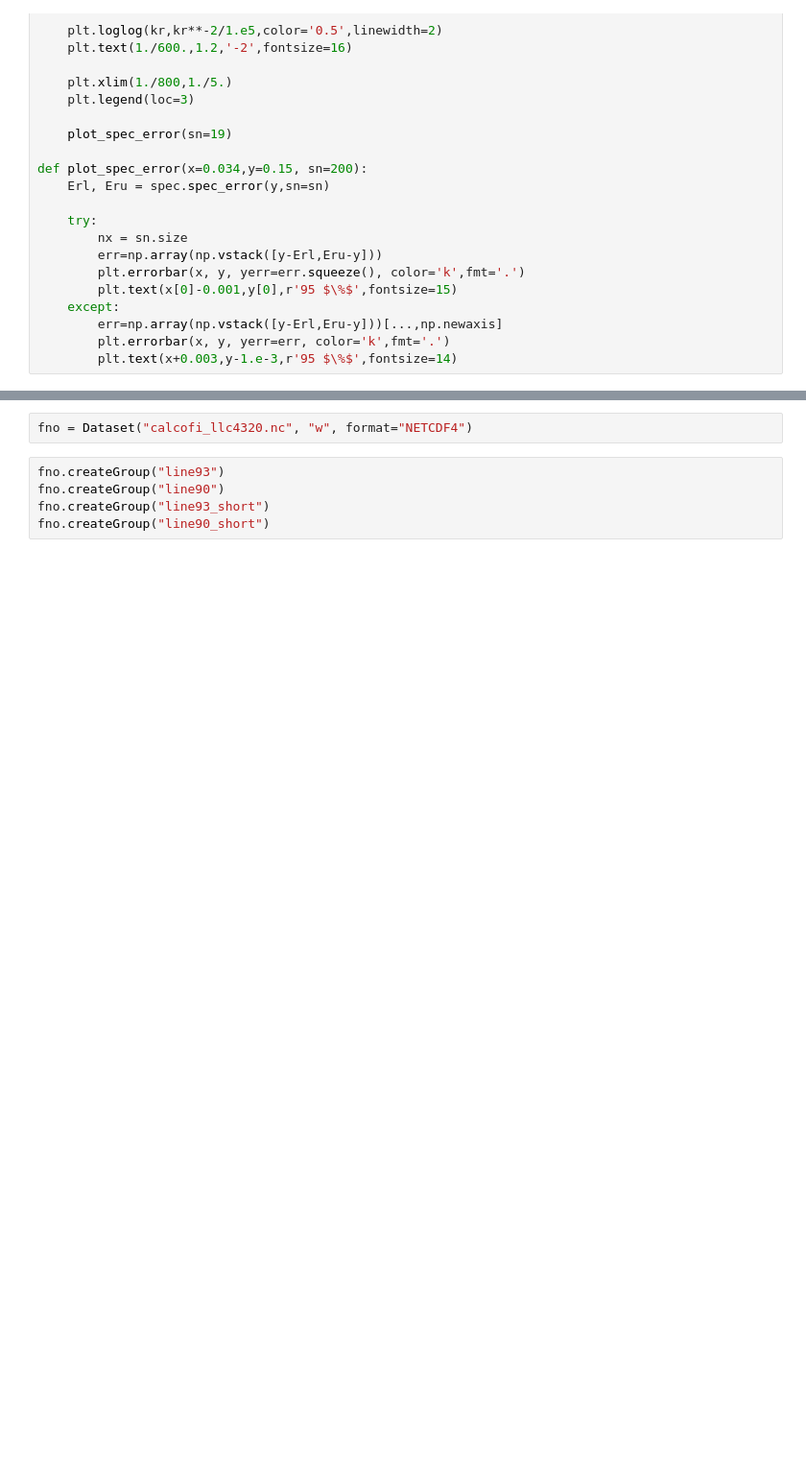
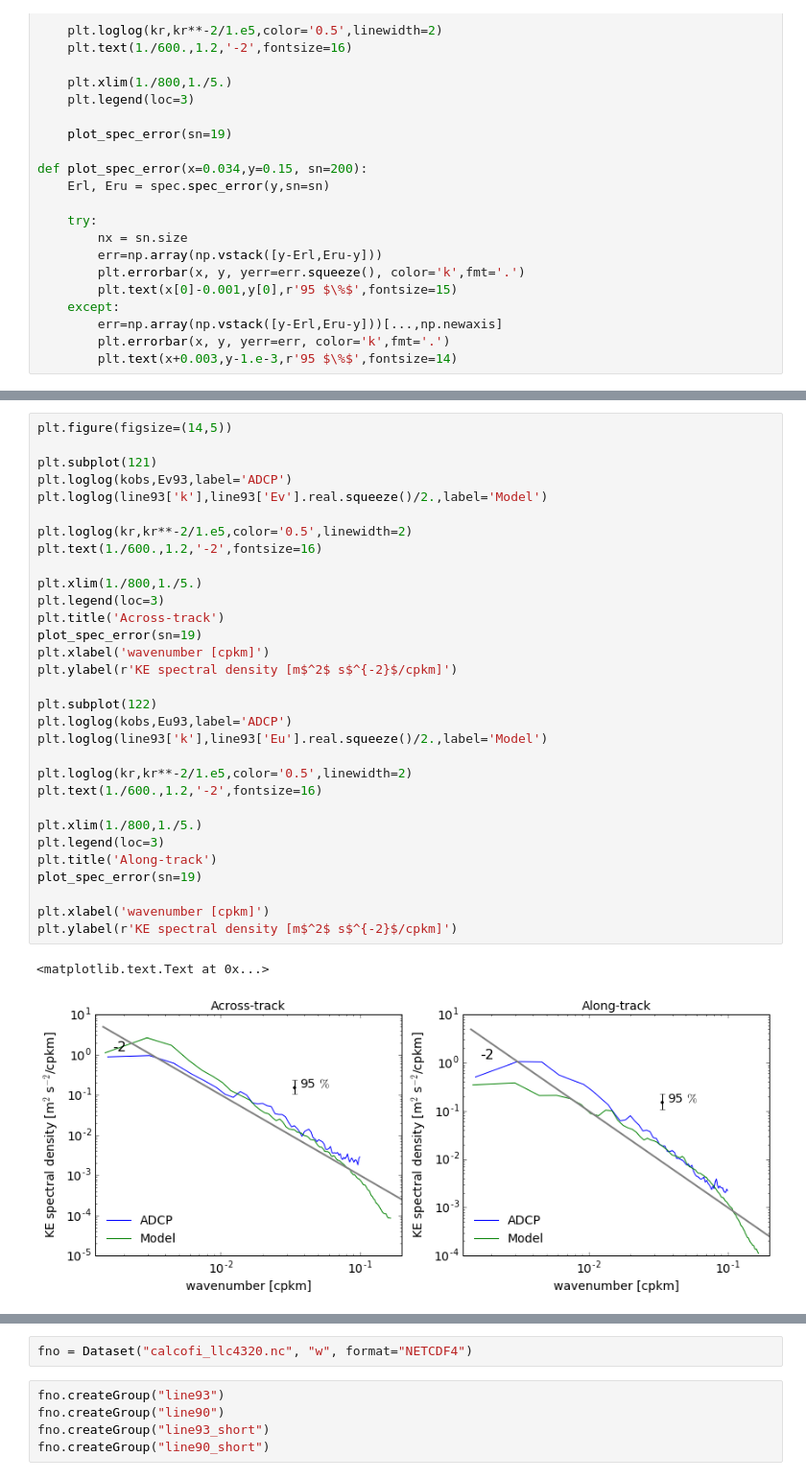
Before and after one commit to cesar-rocha/CalCoast, a Jupyter notebook: spec/CalCOFI_spectra.ipynb, the cells around one changed output, grey strips where cells are left out. Shown at 96% size. Saved outputs shown, nothing was run; the diff lists cells and outputs as text; blank space fills up the shorter version.

```diff
--- a/spec/CalCOFI_spectra.ipynb
+++ b/spec/CalCOFI_spectra.ipynb
@@ -86,0 +167,34 @@ plt.title('line 90, short')
+# %%
+plt.figure(figsize=(14,5))
+
+plt.subplot(121)
+plt.loglog(kobs,Ev93,label='ADCP')
+plt.loglog(line93['k'],line93['Ev'].real.squeeze()/2.,label='Model')
+
+plt.loglog(kr,kr**-2/1.e5,color='0.5',linewidth=2)
+plt.text(1./600.,1.2,'-2',fontsize=16)
+
+plt.xlim(1./800,1./5.)
+plt.legend(loc=3)
+plt.title('Across-track')
+plot_spec_error(sn=19)
+plt.xlabel('wavenumber [cpkm]')
+plt.ylabel(r'KE spectral density [m$^2$ s$^{-2}$/cpkm]')
+
+plt.subplot(122)
+plt.loglog(kobs,Eu93,label='ADCP')
+plt.loglog(line93['k'],line93['Eu'].real.squeeze()/2.,label='Model')
+
+plt.loglog(kr,kr**-2/1.e5,color='0.5',linewidth=2)
+plt.text(1./600.,1.2,'-2',fontsize=16)
+
+plt.xlim(1./800,1./5.)
+plt.legend(loc=3)
+plt.title('Along-track')
+plot_spec_error(sn=19)
+
+plt.xlabel('wavenumber [cpkm]')
+plt.ylabel(r'KE spectral density [m$^2$ s$^{-2}$/cpkm]')
+# %% [output]
+<matplotlib.text.Text at 0x...>
+[figure, added]
```
Also changed, not shown: parts of 34 cells of this notebook.
